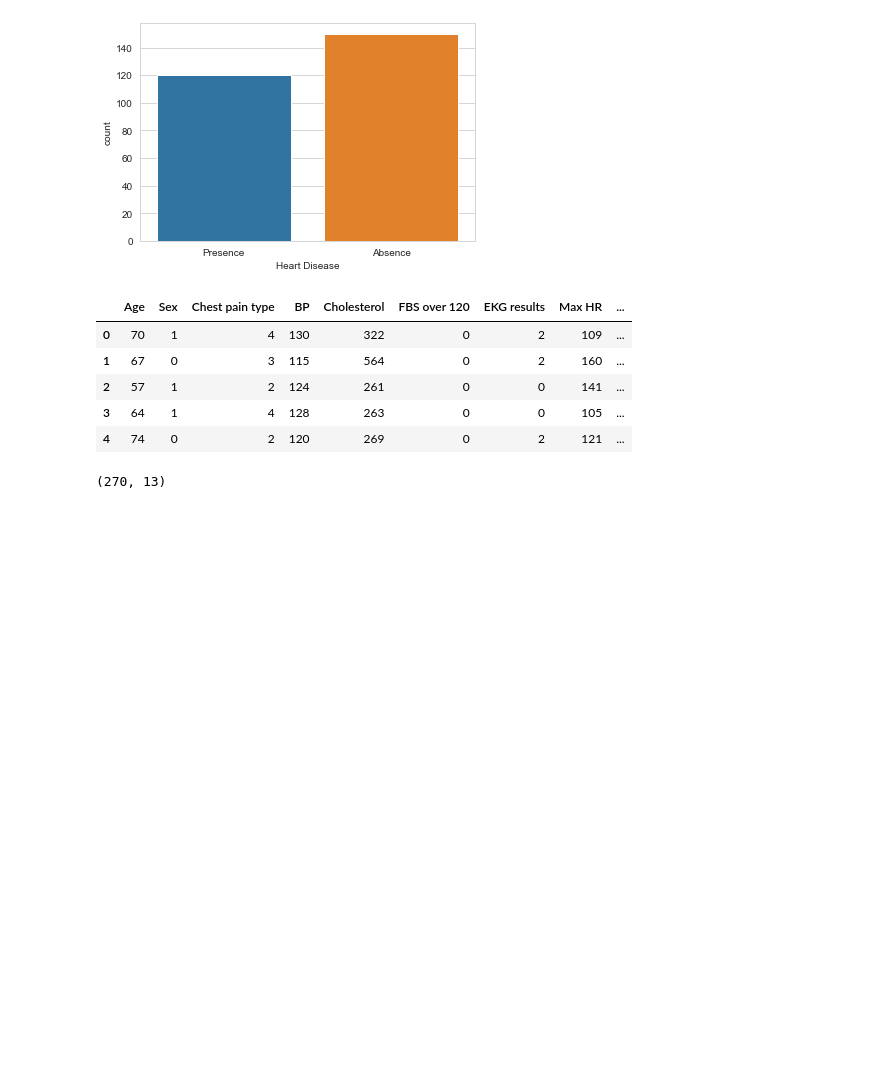
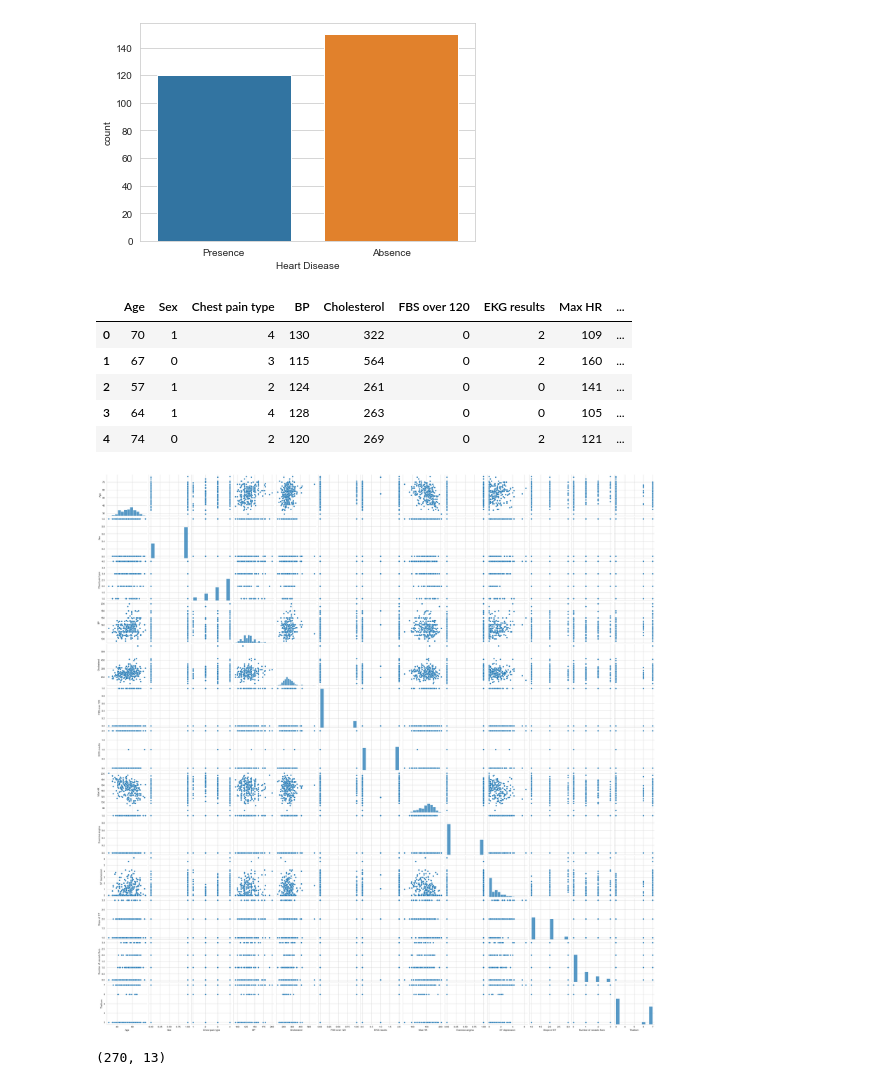
Before and after one commit to Narahari917/Medical_diagnosis, a Jupyter notebook: heart.ipynb, the cells around one changed output. Saved outputs shown, nothing was run; the diff lists cells and outputs as text; code cells hidden in the pictures; blank space fills up the shorter version.

```diff
--- a/heart.ipynb
+++ b/heart.ipynb
@@ -97,7 +99,7 @@ sns.countplot(x = 'Heart Disease', data = data)
 <AxesSubplot:xlabel='Heart Disease', ylabel='count'>
 [figure]
 # %%
-df = data.copy()
+df = df.copy()
 df.head()
 # %% [output]
 |  | Age | Sex | Chest pain type | BP | Cholesterol | FBS over 120 | EKG results | Max HR | ... |
@@ -106,6 +108,15 @@ df.head()
 | 2 | 57 | 1 | 2 | 124 | 261 | 0 | 0 | 141 | ... |
 | 3 | 64 | 1 | 4 | 128 | 263 | 0 | 0 | 105 | ... |
 | 4 | 74 | 0 | 2 | 120 | 269 | 0 | 2 | 121 | ... |
+# %%
+import matplotlib.pyplot as plt
+sns.pairplot(df)
+plt.xticks(fontsize=1)
+plt.yticks(fontsize=1)
+
+plt.show()
+# %% [output]
+[figure, added]
 # %%
 X = df.drop(['Heart Disease'], axis = 1)
 y = df['Heart Disease']
```
Also changed, not shown: parts of 6 cells of this notebook.
